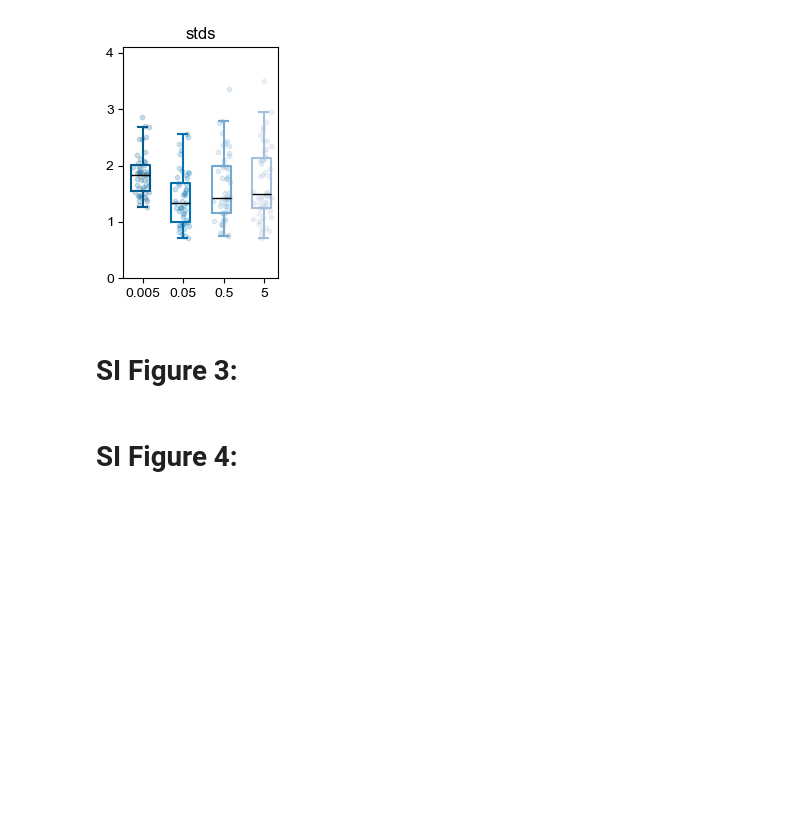
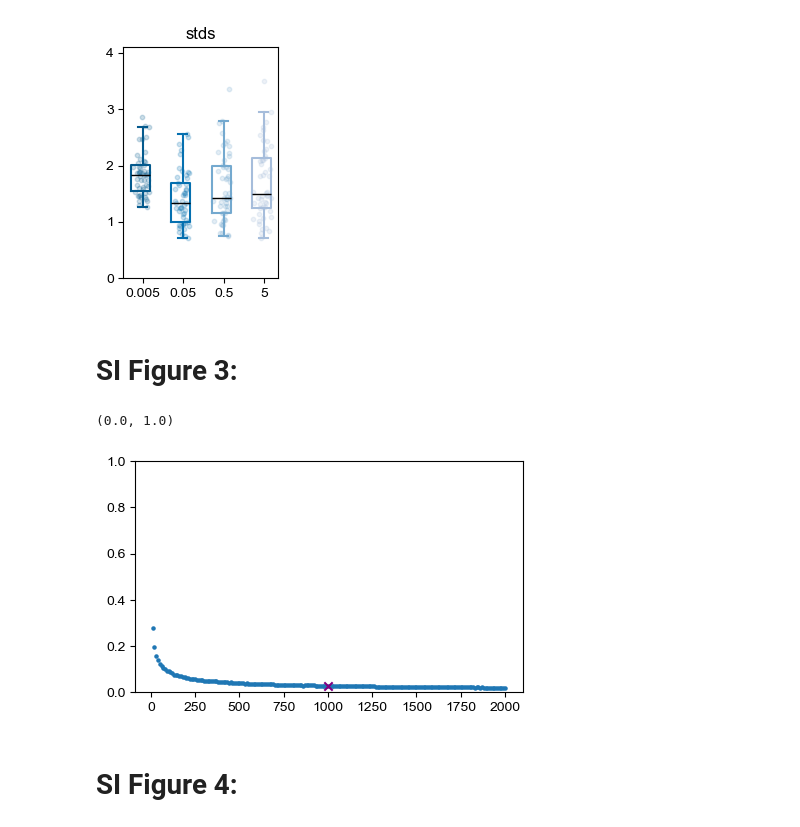
Before and after one commit to gracemcl/fungal-nuclear-density-model, a Jupyter notebook: paper_figs.ipynb, the cells around one changed output. Drawn from its saved outputs; the diff is of its cells as text; code cells hidden in the pictures; blank space fills up the shorter version.

```diff
--- a/paper_figs.ipynb
+++ b/paper_figs.ipynb
@@ -162,8 +163,27 @@ plot.vary_lambda('fig4', 'EH', 0.1)
 [figure]
 [figure]
 [figure]
-# %% [markdown]
-# SI Figure 3:
+# %% [markdown]
+# SI Figure 3:
+# %%
+Ns = np.arange(10, 2001, 10)
+seeds = 1000
+
+rs = np.zeros((len(Ns), seeds))
+for i, val in enumerate(Ns):
+    for j in range(seeds):
+        rs[i,j] = order_parameter(np.random.uniform(0, 2*np.pi, val))
+
+mean_rs = np.mean(rs, axis=1)
+r_1000 = mean_rs[Ns == 1000][0]
+
+plt.figure(figsize=(5,3))
+plt.scatter(Ns, np.mean(rs, axis=1), s=5)
+plt.scatter(1000, r_1000, c='purple', marker='x')
+plt.ylim([0,1])
+# %% [output]
+(0.0, 1.0)
+[figure, added]
 # %% [markdown]
 # SI Figure 4:
 # %% [markdown]
```
Also changed, not shown: parts of 10 cells of this notebook, 2 other files.
